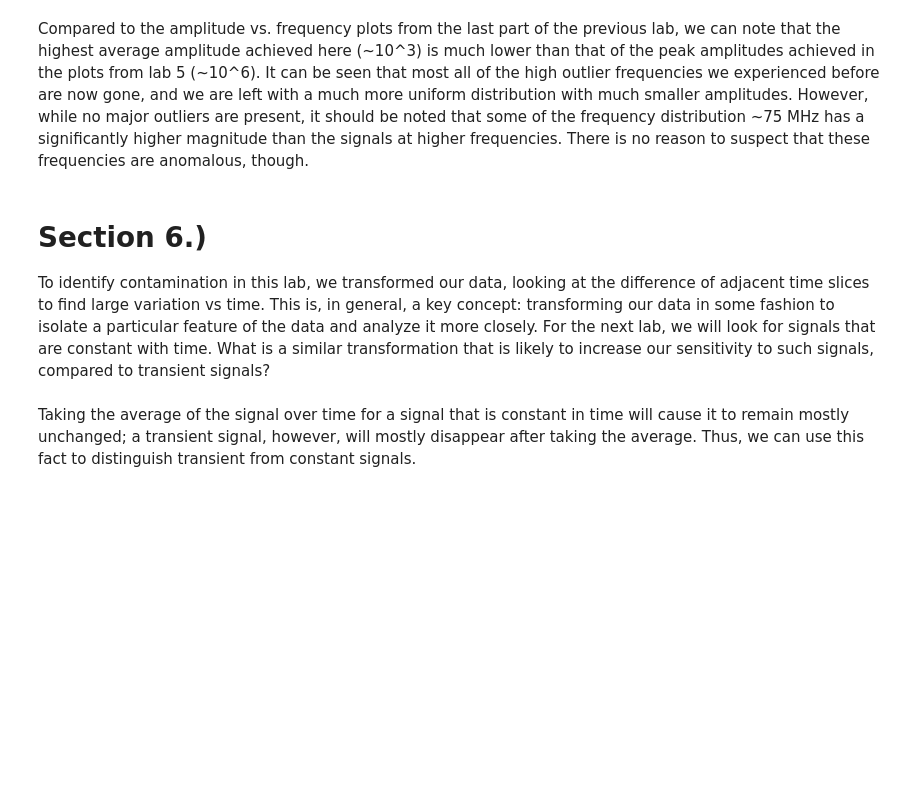
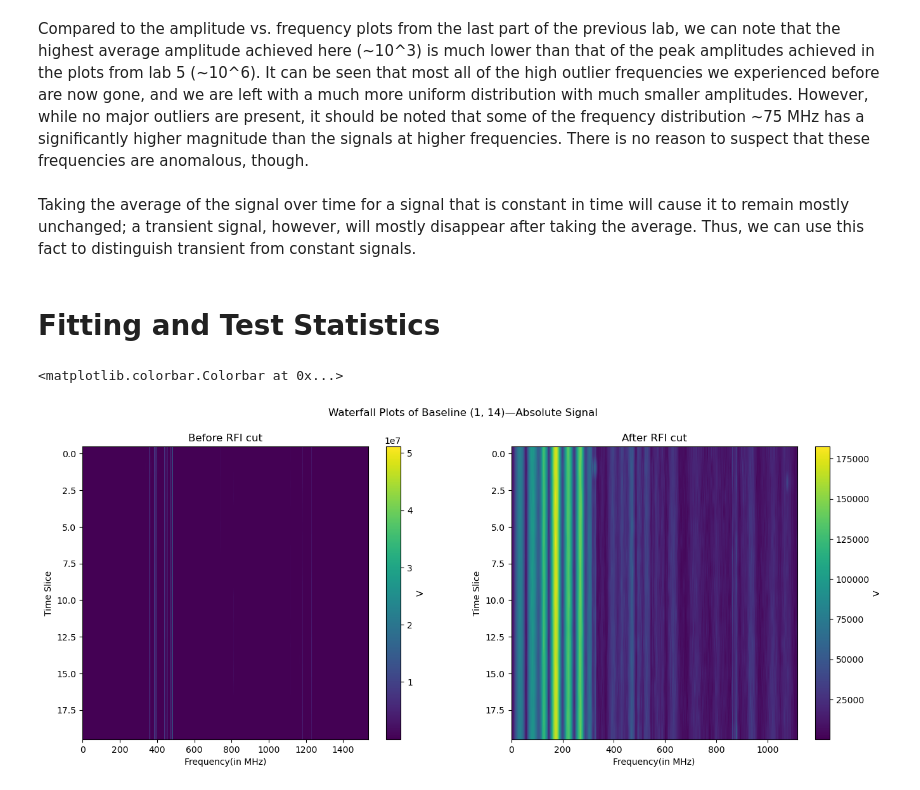
Before and after one commit to cswelch/Physics-434, a Jupyter notebook: Labs 7-8.ipynb, the cells around one changed output. Drawn from its saved outputs; the diff is of its cells as text; code cells hidden in the pictures; blank space fills up the shorter version.

```diff
--- a/Labs 7-8.ipynb
+++ b/Labs 7-8.ipynb
@@ -187,9 +167,45 @@ plt.yscale('log')
 Compared to the amplitude vs. frequency plots from the last part of the previous lab, we can note that the highest average amplitude achieved here (~10^3) is much lower than
 that of the peak amplitudes achieved in the plots from lab 5 (~10^6). It can be seen that most all of the high outlier frequencies we experienced before are now gone, and we
 are left with a much more uniform distribution with much smaller amplitudes. However, while no major outliers are present, it should be noted that some of the frequency distribution ~75 MHz has a significantly higher magnitude than the signals at higher frequencies. There is no reason to suspect that these frequencies are anomalous, though.
-# %% [markdown]
-# Section 6.)
-
-To identify contamination in this lab, we transformed our data, looking at the difference of adjacent time slices to find large variation vs time. This is, in general, a key concept: transforming our data in some fashion to isolate a particular feature of the data and analyze it more closely. For the next lab, we will look for signals that are constant with time. What is a similar transformation that is likely to increase our sensitivity to such signals, compared to transient signals?
 # %% [markdown]
 Taking the average of the signal over time for a signal that is constant in time will cause it to remain mostly unchanged; a transient signal, however, will mostly disappear after taking the average. Thus, we can use this fact to distinguish transient from constant signals.
+# %% [markdown]
+# Fitting and Test Statistics
+# %%
+import random
+
+# Randomly select a baseline from all our cross correlations to analyze.
+baseline = random.choice(crosscorrs)
+antpair = data.baseline_to_antnums(baseline)
+antpair =(1,14)
+dataPt = data.get_data(antpair)
+# Apply our mask to our data to ensure we remove spurious signals.
+fgdDataPt = dataPt[:, unionMask == 0]
+
+# Initialize and find the values of our changes in visibility (deltaV). We look at 20-1 = 19 baselines in this analysis.
+deltaV = np.zeros((19, 1116), dtype = np.complex_)
+for i in range(fgdDataPt.shape[0] - 1):
+    deltaV[i] = fgdDataPt[i+1] - fgdDataPt[i]
+# %%
+# Here, we make some waterfall plots before and after radio frequency interference is removed.
+plt.figure(figsize = (16,6))
+plt.suptitle(f'Waterfall Plots of Baseline {antpair}—Absolute Signal')
+
+# "Before" plot.
+plt.subplot(1,2,1)
+plt.title('Before RFI cut')
+plt.xlabel('Frequency(in MHz)')
+plt.ylabel('Time Slice')
+im = plt.imshow(np.abs(dataPt), aspect= 'auto', label = 'V')
+plt.colorbar(im, label = 'V')
+
+# "After" plot.
+plt.subplot(1,2,2)
+plt.title('After RFI cut')
+plt.xlabel('Frequency(in MHz)')
+plt.ylabel('Time Slice')
+im = plt.imshow(np.abs(fgdDataPt), aspect= 'auto', label = 'V')
+plt.colorbar(im, label = 'V')
+# %% [output]
+<matplotlib.colorbar.Colorbar at 0x...>
+[figure, added]
```
Also changed, not shown: parts of 14 cells of this notebook, 3 other files.
